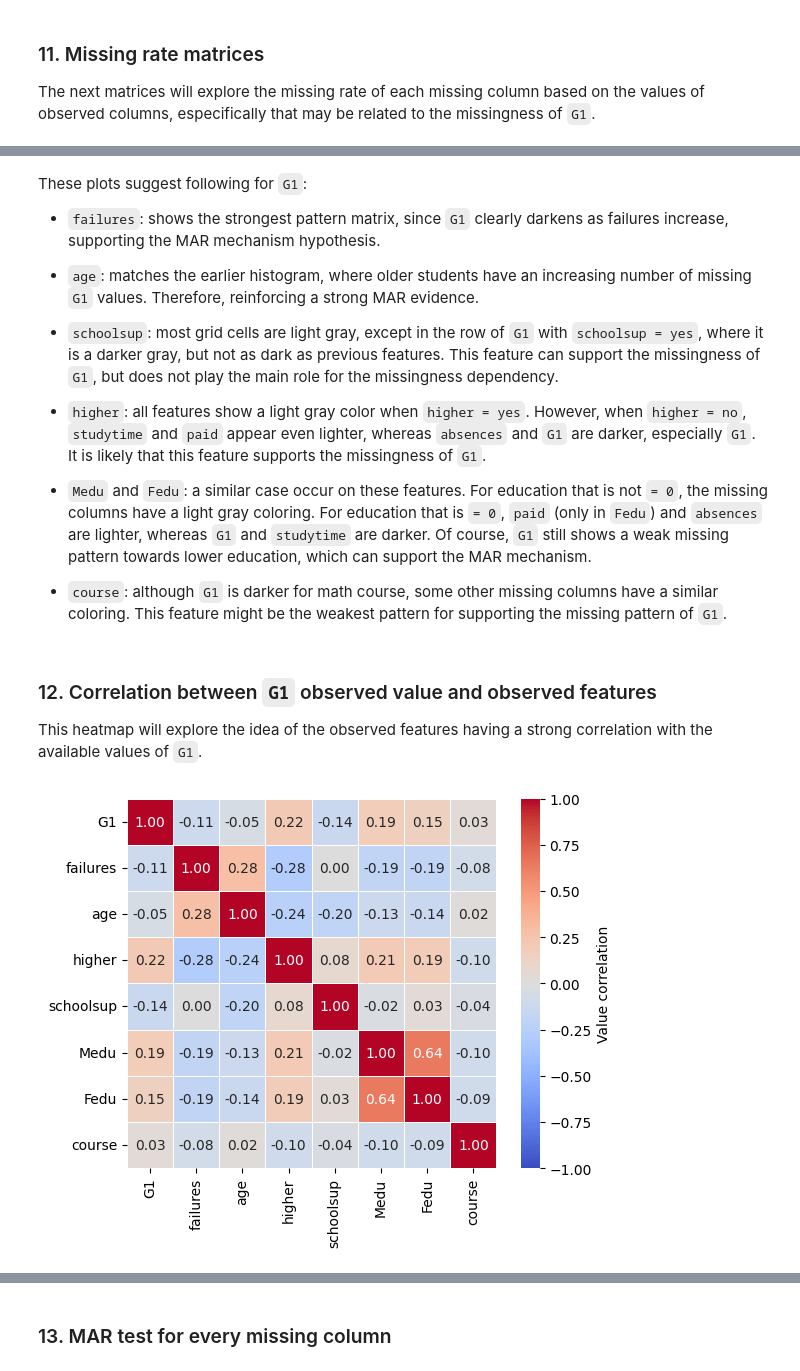
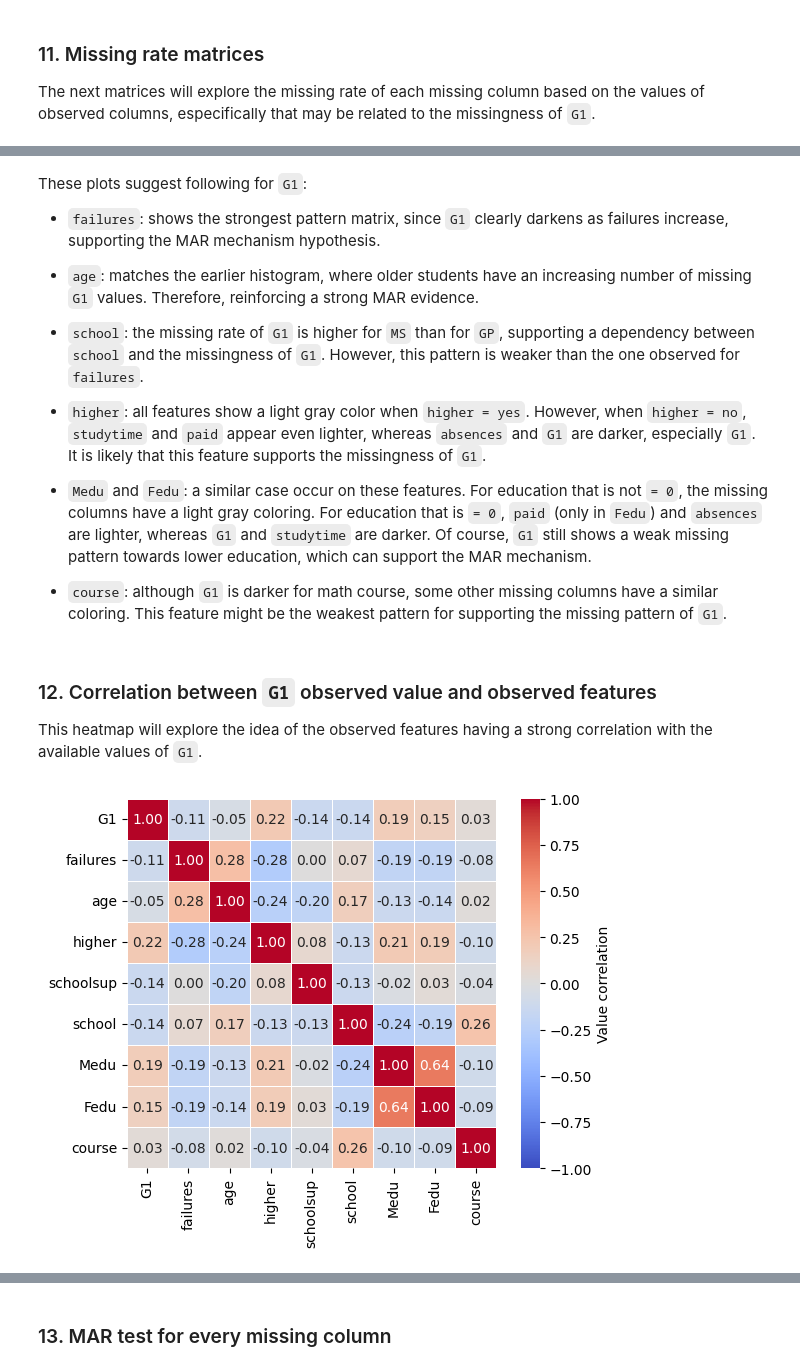
Before and after one commit to Ti-n-a/mechanism_viewer, a Jupyter notebook: use_cases/student.ipynb, the cells around one changed output, grey strips where cells are left out. Cells and saved outputs as stored; diff of their text form; code cells hidden in the pictures.

```diff
--- a/use_cases/student.ipynb
+++ b/use_cases/student.ipynb
@@ -168,7 +168,7 @@ missing_df.loc[g1_missing_idx, "G1"] = np.nan
 
 # MNAR
 missing_df["absences"] = apply_mnar(missing_df["absences"], missing_rate=0.12, missingness_ascending=True)
-missing_df["studytime"] = apply_mnar(missing_df["studytime"], missing_rate=0.10, missingness_ascending=True)
+missing_df["studytime"] = apply_mnar(missing_df["studytime"], missing_rate=0.10, missingness_ascending=False)
 # %% [markdown]
 To confirm if the missingness mechanisms were applied, `plot_missing_rate()` can be used again:
 # %%
@@ -419,7 +425,7 @@ These plots suggest following for `G1`:
 
 - `age`: matches the earlier histogram, where older students have an increasing number of missing `G1` values. Therefore, reinforcing a strong MAR evidence.
 
-- ``schoolsup``: most grid cells are light gray, except in the row of `G1` with `schoolsup = yes`, where it is a darker gray, but not as dark as previous features. This feature can support the missingness of `G1`, but does not play the main role for the missingness dependency.
+- `school`: the missing rate of `G1` is higher for `MS` than for `GP`, supporting a dependency between `school` and the missingness of `G1`. However, this pattern is weaker than the one observed for `failures`.
 
 - `higher`: all features show a light gray color when `higher = yes`. However, when `higher = no`, `studytime` and `paid` appear even lighter, whereas `absences` and `G1` are darker, especially `G1`. It is likely that this feature supports the missingness of `G1`.
 
@@ -433,12 +439,12 @@ This heatmap will explore the idea of the observed features having a strong corr
 # %%
 import seaborn as sns
 
-observable_features_G1 = ["G1", "failures", "age", "higher", "schoolsup", "Medu", "Fedu", "course"]
+observable_features_G1 = ["G1", "failures", "age", "higher", "schoolsup",  "school", "Medu", "Fedu", "course"]
 
 G1_corr = missing_df_numeric[observable_features_G1].corr()
 
 _ = sns.heatmap(G1_corr, annot=True, fmt=".2f", cmap="coolwarm", vmin=-1, vmax=1,
                 square=True, linewidths=0.5, cbar_kws={"label": "Value correlation"})
 # %% [output]
-[figure, old version]
+[figure, new version]
 # %% [markdown]
```
Also changed, not shown: parts of 39 cells of this notebook, 2 other files.
